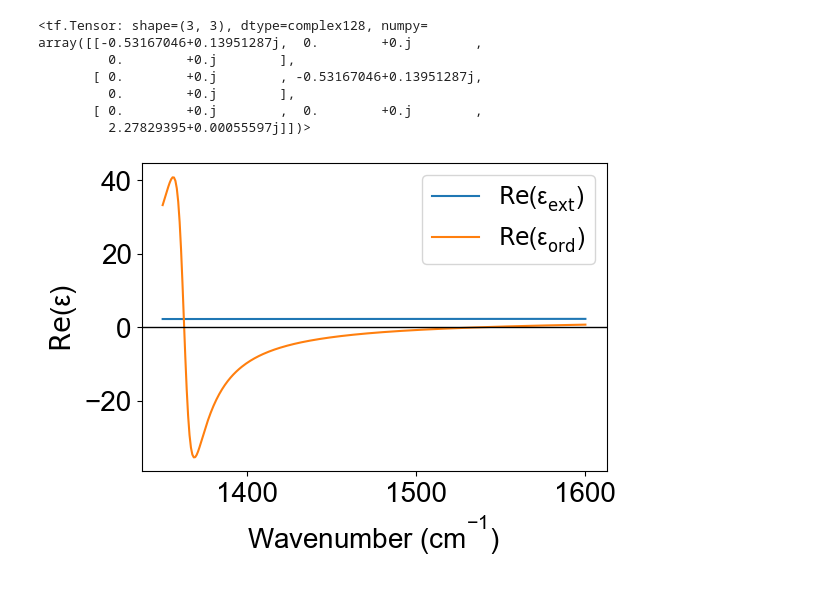
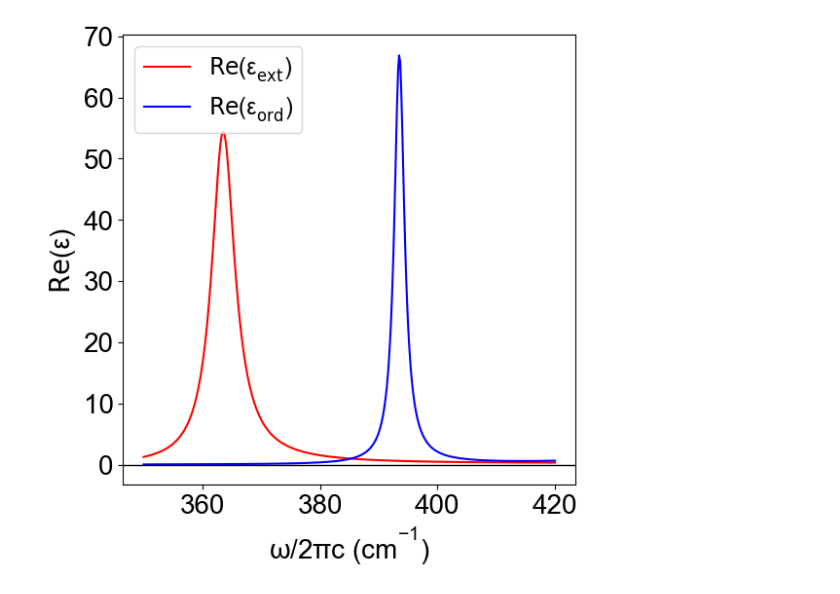
Before and after one commit to hyperbolic-optics/hyperbolic-optics, a Jupyter notebook: spectra.ipynb, the cells around one changed output. Saved outputs shown, nothing was run; the diff lists cells and outputs as text; code cells hidden in the pictures.

```diff
--- a/spectra.ipynb
+++ b/spectra.ipynb
@@ -19,13 +12,3 @@ tensor = calcite.fetch_permittivity_tensor_for_freq(1527)
-# %%
-tensor
-# %% [output]
-<tf.Tensor: shape=(3, 3), dtype=complex128, numpy=
-array([[-0.53167046+0.13951287j,  0.        +0.j        ,
-         0.        +0.j        ],
-       [ 0.        +0.j        , -0.53167046+0.13951287j,
-         0.        +0.j        ],
-       [ 0.        +0.j        ,  0.        +0.j        ,
-         2.27829395+0.00055597j]])>
 # %%
 def plot_permittivity(material, eps_ext, eps_ord):
     plt.rcParams.update(
@@ -39,27 +22,42 @@ def plot_permittivity(material, eps_ext, eps_ord):
         }
     )
 
-    fig, ax = plt.subplots(
-        figsize=(6, 4)
-    )
+    fig, ax = plt.subplots(figsize = (6,6))
 
     # Plot real part of permittivity
     ax.plot(
         material.frequency,
-        tf.math.real(eps_ext),
-        label=r"$\mathrm{Re}(\varepsilon_\mathrm{ext})$",
+        tf.math.imag(eps_ext),
+        label=r"$\mathrm{Re}(\varepsilon_\mathrm{ext})$", color = 'r'
     )
     ax.plot(
         material.frequency,
-        tf.math.real(eps_ord),
-        label=r"$\mathrm{Re}(\varepsilon_\mathrm{ord})$",
+        tf.math.imag(eps_ord),
+        label=r"$\mathrm{Re}(\varepsilon_\mathrm{ord})$", color = 'b'
     )
     ax.axhline(y=0, color="black", linewidth=1)
     ax.set(ylabel=r"$\mathrm{Re}(\epsilon)$")
     ax.legend()
-    ax.set_xlabel("Wavenumber (cm$^{-1}$)")
+    # ax.set_xlim(410,600)
+    ax.set(xlabel=r"$\omega / 2\pi c$ (cm$^{-1})$", ylabel=r"$\mathrm{Re}(\epsilon)$")
+
+    # ax.axvline(x = 507, color = 'r', linestyle = '--')
+
+    # ax.axvline(x = 550, color = 'r', linestyle = '--')
+
+    # ax.axvline(x = 450, color = 'b', linestyle = '--')
+
+    # ax.axvline(x = 487.5, color = 'b', linestyle = '--')
+
+
+    # Save and show figure
+    # plt.savefig(material.name + "Spectrum.png", dpi=300, bbox_inches="tight")
     plt.show()
+    plt.close()
+# %%
+quartz = Quartz()
+quartz_eps_ext, quartz_eps_ord = quartz.permittivity_fetch()
 # %%
-plot_permittivity(quartz, ext, ord)
+plot_permittivity(quartz, quartz_eps_ext, quartz_eps_ord)
 # %% [output]
-[figure, old version]
+[figure, new version]
```
Also changed, not shown: parts of 12 cells of this notebook, 4 other files.
